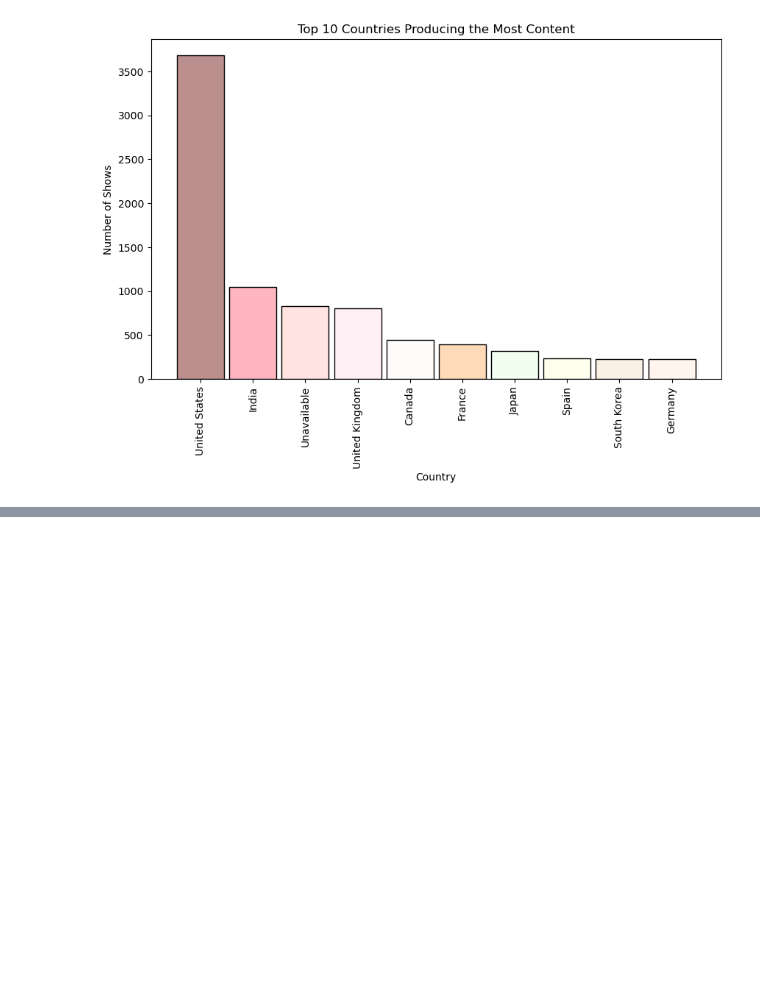
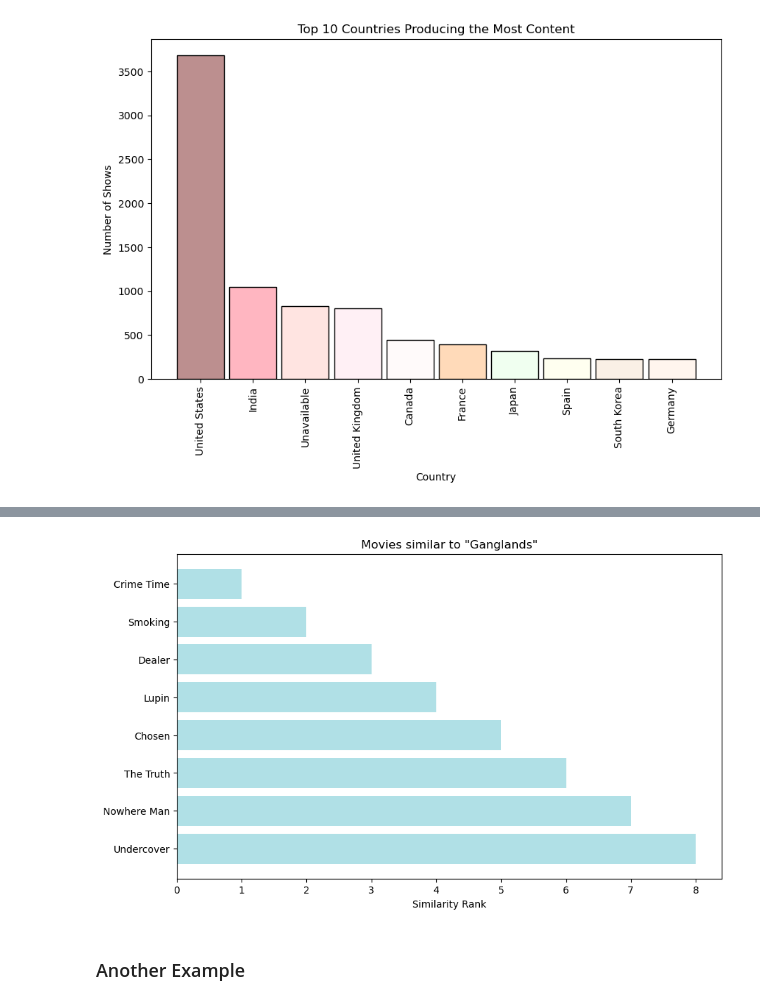
Before and after one commit to Navaras-g/Hybrid-Movie-Recommendation, a Jupyter notebook: Netflix Movies Hybrid Recommendation System.ipynb, the cells around one changed output, grey strips where cells are left out. Drawn from its saved outputs; the diff is of its cells as text; code cells hidden in the pictures; blank space fills up the shorter version.

```diff
--- a/Netflix Movies and TV Shows.ipynb
+++ b/Netflix Movies Hybrid Recommendation System.ipynb
@@ -430,0 +459,13 @@ df
+# %%
+# Create a TF-IDF Vectorizer to convert genre strings to vectors
+# It helps in transforming text into numerical values that can be used and processed by ML algorithms.
+
+tfidf = TfidfVectorizer(stop_words='english')  # The stop words is used to ignore certain words like 'the' or 'and'
+
+# Fit and transform the data
+
+tfidf_matrix = tfidf.fit_transform(df['genres'])
+
+# Display the shape of the matrix
+
+tfidf_matrix.shape
@@ -430,0 +478,8 @@ df
+# %%
+# Calculate the cosine similarity matrix
+
+cosine_s = cosine_similarity(tfidf_matrix, tfidf_matrix)
+
+# Display the similarity matrix
+
+cosine_s.shape
@@ -430,0 +540,28 @@ df
+# %%
+def visualize_recom(title, recommendations):
+
+
+    # Convert recommendations to a list for easier plotting
+
+    recommendations = list(recommendations)
+
+
+    # Plot the recommendations
+
+    plt.figure(figsize=(10, 6))
+    plt.barh(recommendations[::-1], range(1, len(recommendations) + 1), color='powderblue')
+    plt.xlabel('Similarity Rank')
+    plt.title(f'Movies similar to "{title}"')
+    plt.gca().invert_yaxis()  # Invert the y-axis to have the highest ranked movie at the top
+    plt.show()
+
+
+# Visualize recommendations for a sample movie
+
+recommendations = recommend_movies('Ganglands')
+
+visualize_recom('Ganglands', recommendations)
+# %% [output]
+[figure, added]
+# %% [markdown]
+### Another Example
```
Also changed, not shown: parts of 18 cells of this notebook.
